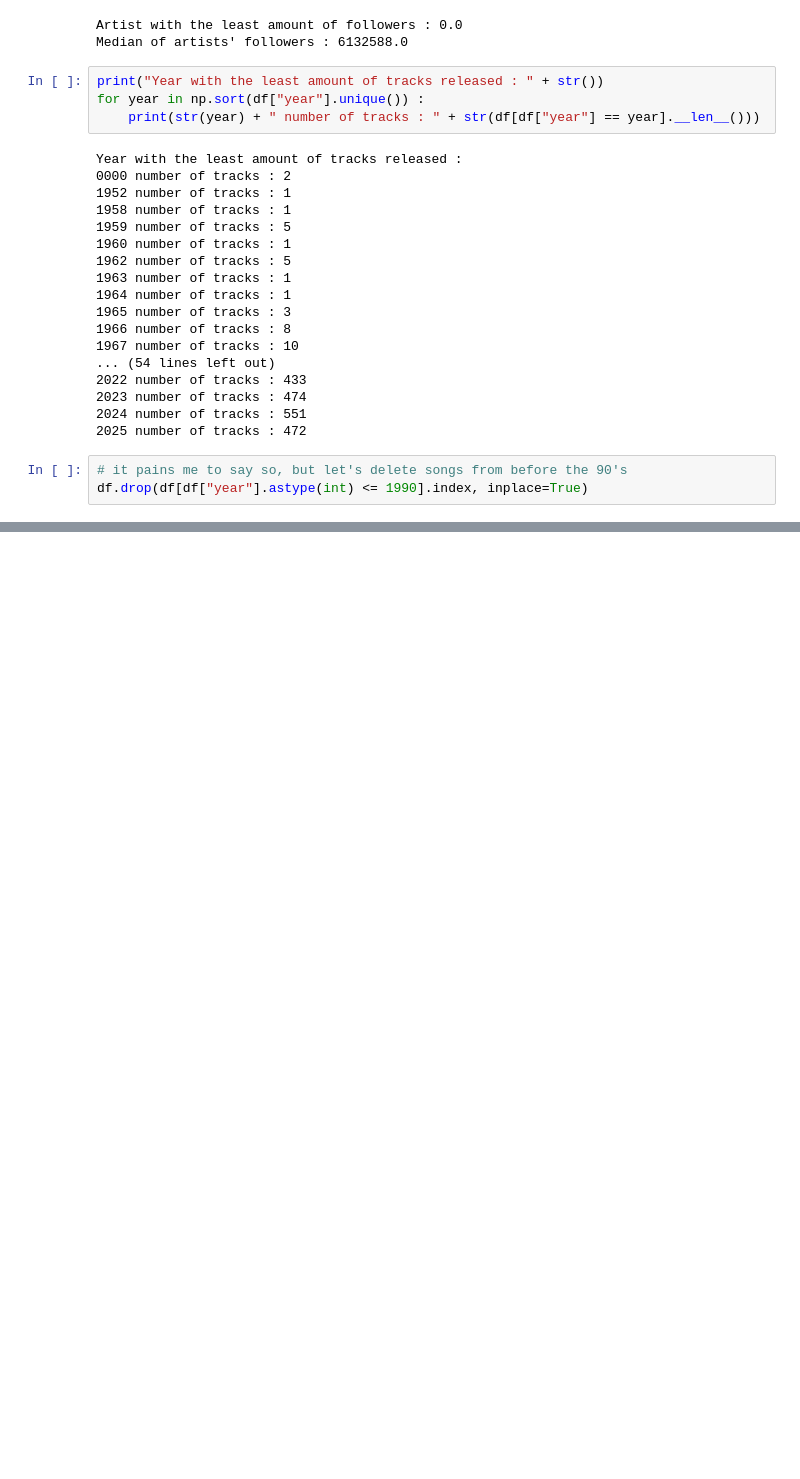
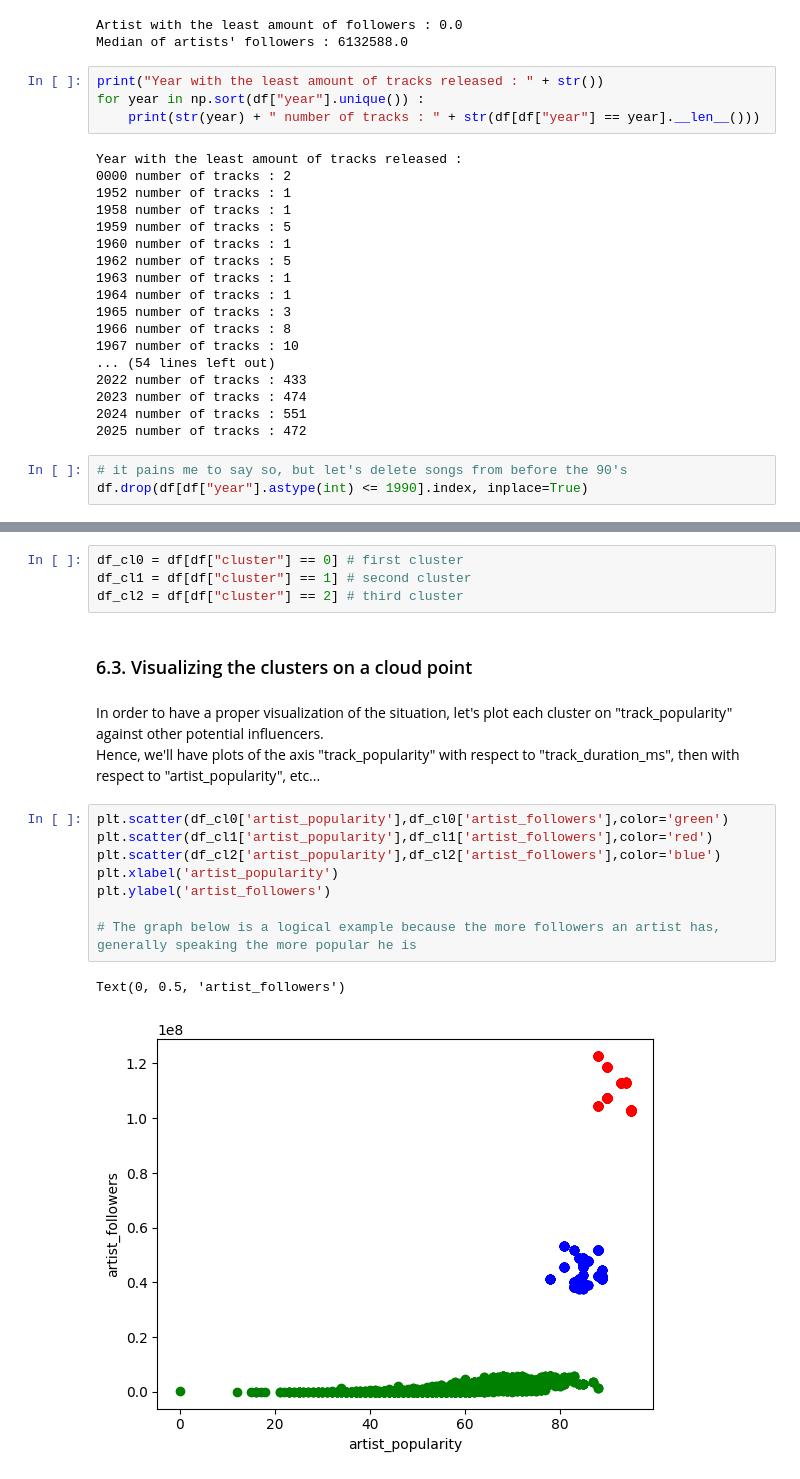
Before and after one commit to Fullbust505/SpotifyPopularityAnalysis, a Jupyter notebook: main.ipynb, the cells around one changed output, grey strips where cells are left out. Drawn from its saved outputs; the diff is of its cells as text; blank space fills up the shorter version.

```diff
--- a/main.ipynb
+++ b/main.ipynb
@@ -367,0 +421,20 @@ df.drop(df[df["year"].astype(int) <= 1990].index, inplace=True)
+# %%
+df_cl0 = df[df["cluster"] == 0] # first cluster
+df_cl1 = df[df["cluster"] == 1] # second cluster
+df_cl2 = df[df["cluster"] == 2] # third cluster
+# %% [markdown]
+### 6.3. Visualizing the clusters on a cloud point
+# %% [markdown]
+In order to have a proper visualization of the situation, let's plot each cluster on "track_popularity" against other potential influencers.<br>
+Hence, we'll have plots of the axis "track_popularity" with respect to "track_duration_ms", then with respect to "artist_popularity", etc...
+# %%
+plt.scatter(df_cl0['artist_popularity'],df_cl0['artist_followers'],color='green')
+plt.scatter(df_cl1['artist_popularity'],df_cl1['artist_followers'],color='red')
+plt.scatter(df_cl2['artist_popularity'],df_cl2['artist_followers'],color='blue')
+plt.xlabel('artist_popularity')
+plt.ylabel('artist_followers')
+
+# The graph below is a logical example because the more followers an artist has, generally speaking the more popular he is
+# %% [output]
+Text(0, 0.5, 'artist_followers')
+[figure, added]
```
Also changed, not shown: parts of 21 cells of this notebook.
